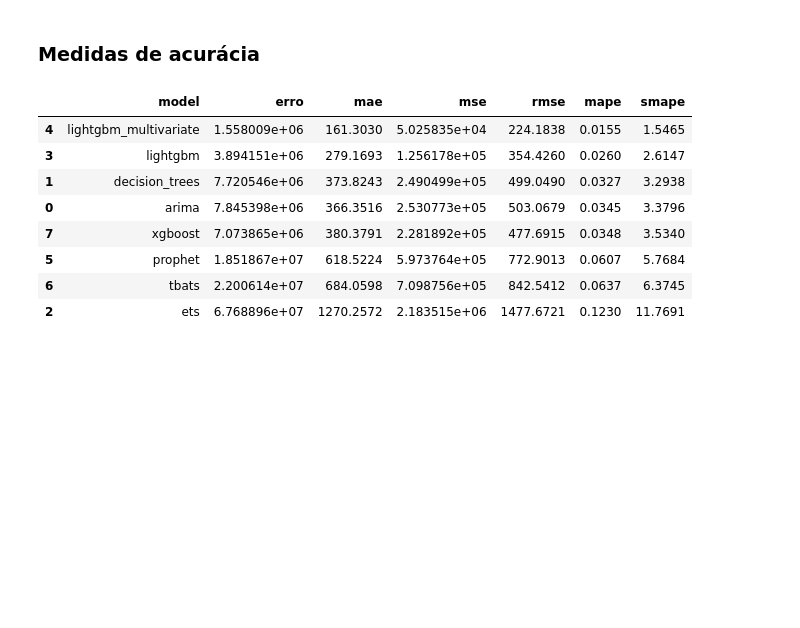
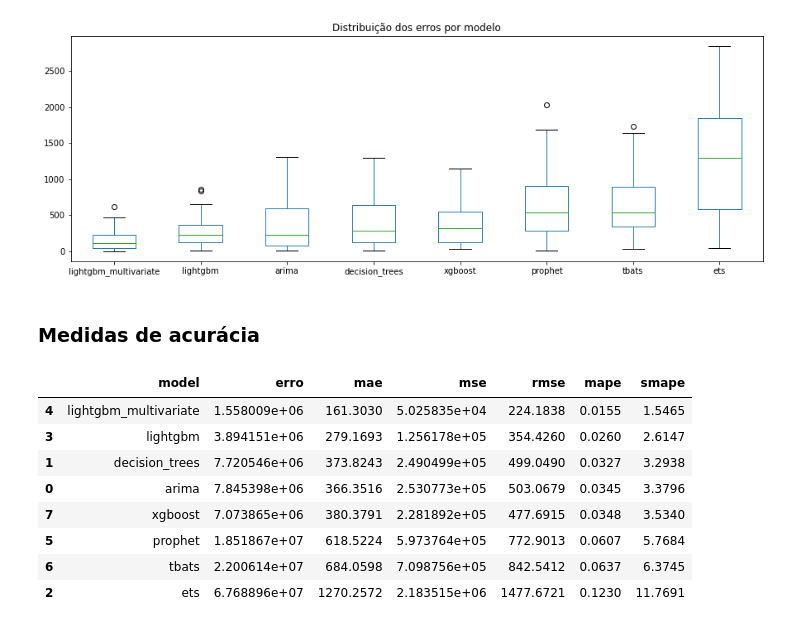
Before and after one commit to matheus-vizzotto/projecao_demanda_eletrica, a Jupyter notebook: models/compare_forecasts.ipynb, the cells around one changed output. Drawn from its saved outputs; the diff is of its cells as text; code cells hidden in the pictures; blank space fills up the shorter version.

```diff
--- a/models/compare_forecasts.ipynb
+++ b/models/compare_forecasts.ipynb
@@ -51,5 +57,27 @@ plt.show()
 df3 = df2.reset_index().melt(id_vars = "date")
 px.line(df3, x = "date", y = "value", color= "variable", title=f"Validação: {date_init} a {date_end}")
+# %%
+# df de erros por modelo
+df_errors = df2.copy(deep=True)
+for col in df_errors.columns:
+    if col == 'test':
+        continue
+    else:
+        df_errors[col] = df_errors[col] - df_errors['test']
+df_errors.drop("test", axis = 1, inplace = True)
+
+
+plt.figure()
+
+sorted_index = df_errors.abs().sum().sort_values().index
+df_sorted=df_errors[sorted_index].abs()
+df_sorted.boxplot(grid = False)
+
+plt.title("Distribuição dos erros por modelo")
+
+plt.savefig("distribuicao_erros_modelos.jpeg")
+# %% [output]
+[figure, added]
 # %% [markdown]
 ### Medidas de acurácia
 # %%
```
Also changed, not shown: parts of 16 cells of this notebook, 8 other files.
